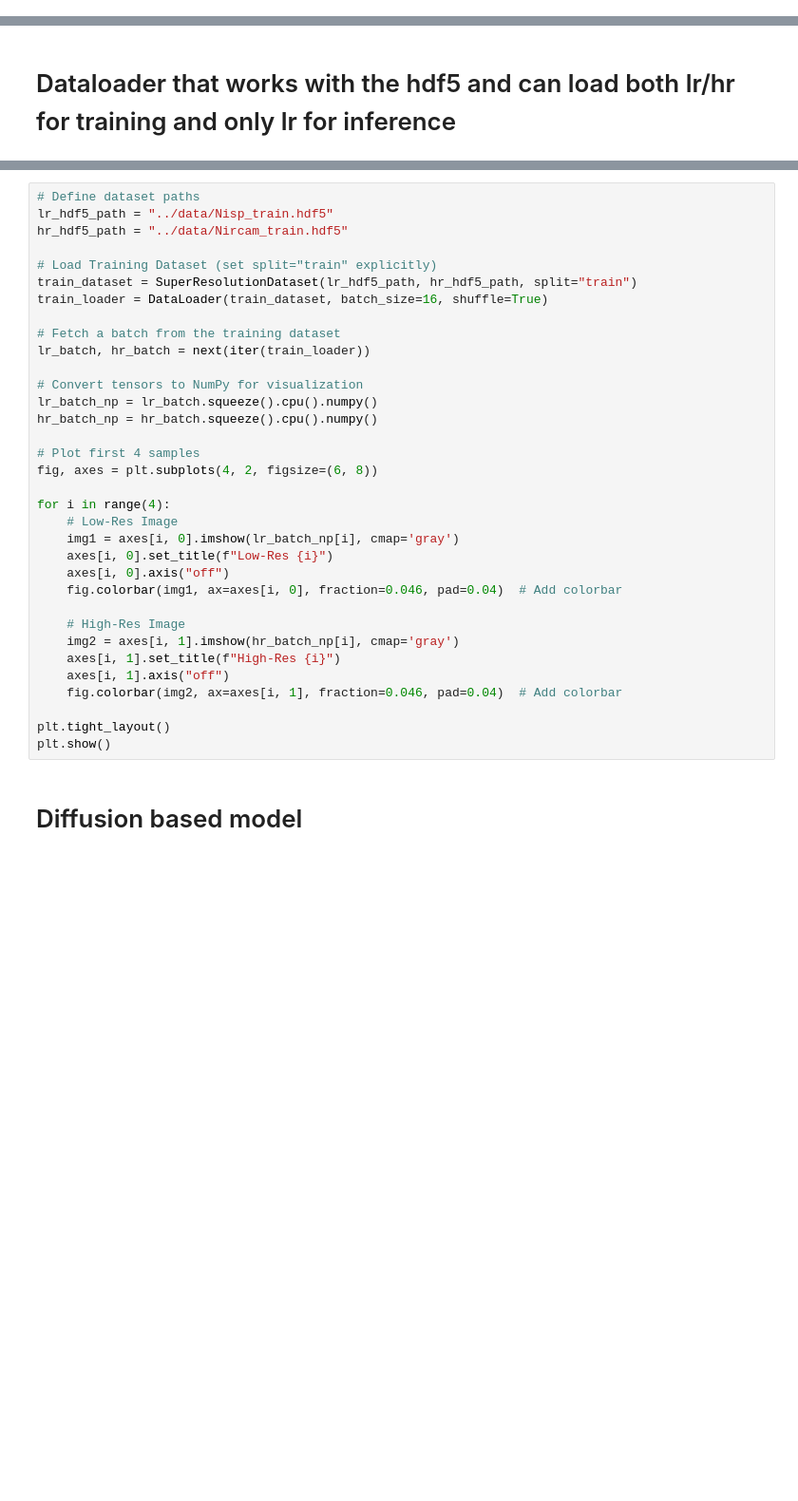
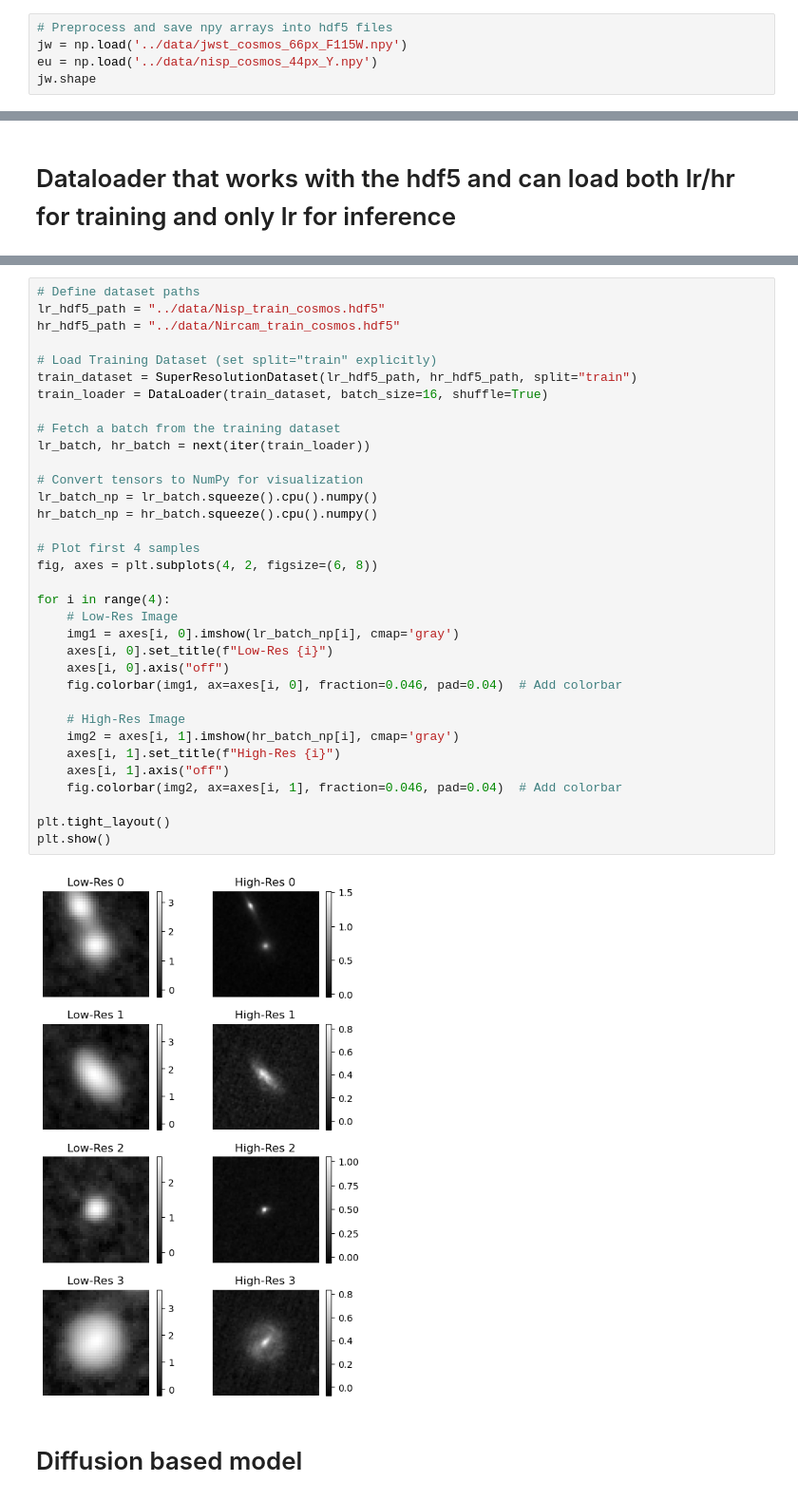
Before and after one commit to xoubish/superNISP, a Jupyter notebook: code/diffusion_test.ipynb, the cells around one changed output, grey strips where cells are left out. Shown: that part at 95% size. Cells and saved outputs as stored; diff of their text form; blank space fills up the shorter version.

Commit message:
diffusion test updated in few cells to cosmos

```diff
--- a/code/diffusion_test.ipynb
+++ b/code/diffusion_test.ipynb
@@ -119,0 +26,5 @@ hdf5_lr.close()
+# %%
+# Preprocess and save npy arrays into hdf5 files
+jw = np.load('../data/jwst_cosmos_66px_F115W.npy')
+eu = np.load('../data/nisp_cosmos_44px_Y.npy')
+jw.shape
@@ -142,37 +147,39 @@ print("HR Batch Shape:", hr_batch.shape)  # Expected: (16, 1, 66, 66)
 # %%
 # Define dataset paths
-lr_hdf5_path = "../data/Nisp_train.hdf5"
-hr_hdf5_path = "../data/Nircam_train.hdf5"
+lr_hdf5_path = "../data/Nisp_train_cosmos.hdf5"
+hr_hdf5_path = "../data/Nircam_train_cosmos.hdf5"
 
 # Load Training Dataset (set split="train" explicitly)
 train_dataset = SuperResolutionDataset(lr_hdf5_path, hr_hdf5_path, split="train")
 train_loader = DataLoader(train_dataset, batch_size=16, shuffle=True)
 
 # Fetch a batch from the training dataset
 lr_batch, hr_batch = next(iter(train_loader))
 
 # Convert tensors to NumPy for visualization
 lr_batch_np = lr_batch.squeeze().cpu().numpy()
 hr_batch_np = hr_batch.squeeze().cpu().numpy()
 
 # Plot first 4 samples
 fig, axes = plt.subplots(4, 2, figsize=(6, 8))
 
 for i in range(4):
     # Low-Res Image
     img1 = axes[i, 0].imshow(lr_batch_np[i], cmap='gray')
     axes[i, 0].set_title(f"Low-Res {i}")
     axes[i, 0].axis("off")
     fig.colorbar(img1, ax=axes[i, 0], fraction=0.046, pad=0.04)  # Add colorbar
 
     # High-Res Image
     img2 = axes[i, 1].imshow(hr_batch_np[i], cmap='gray')
     axes[i, 1].set_title(f"High-Res {i}")
     axes[i, 1].axis("off")
     fig.colorbar(img2, ax=axes[i, 1], fraction=0.046, pad=0.04)  # Add colorbar
 
 plt.tight_layout()
 plt.show()
+# %% [output]
+[figure, added]
 # %% [markdown]
 # Diffusion based model
 # %%
```
Also changed, not shown: parts of 14 cells of this notebook.
